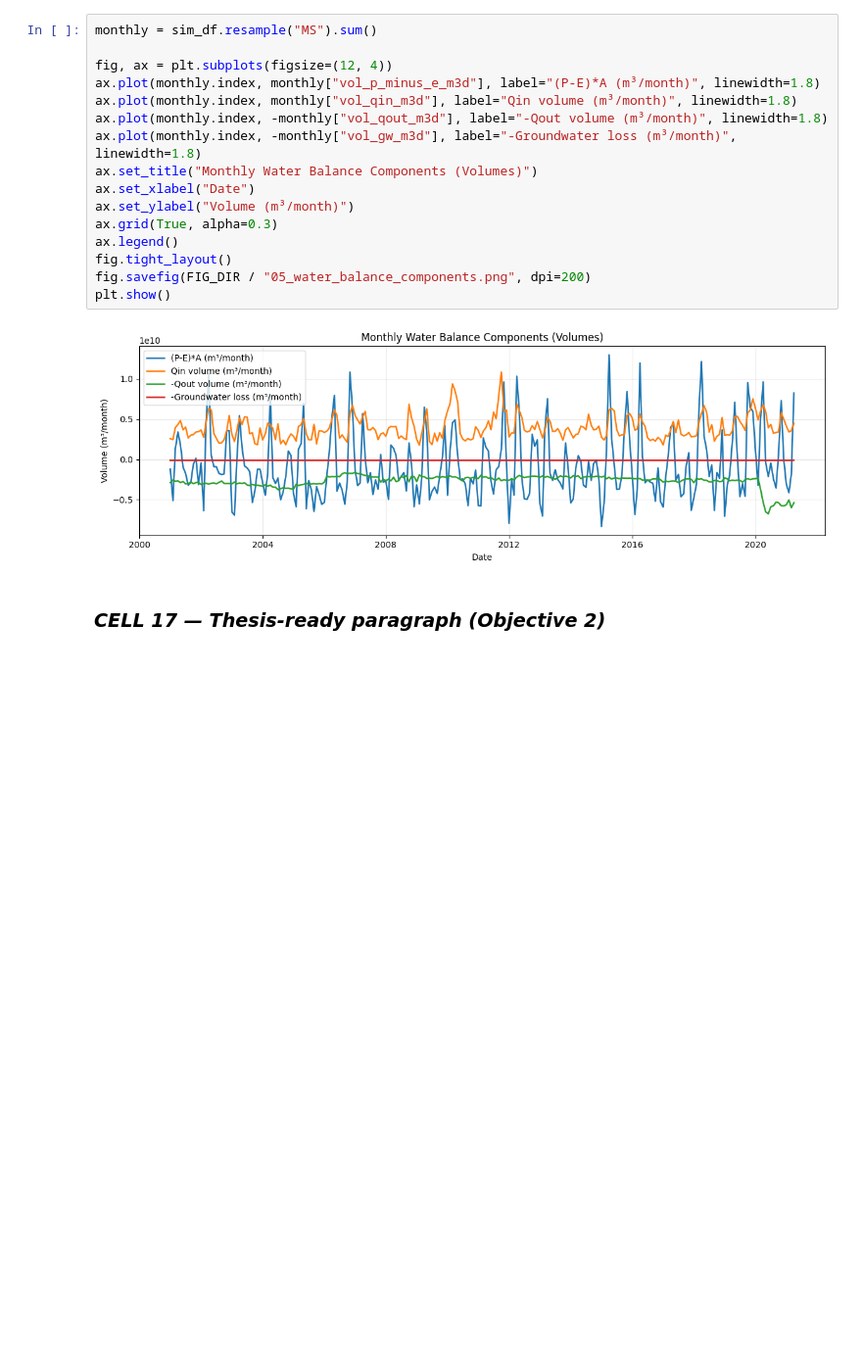
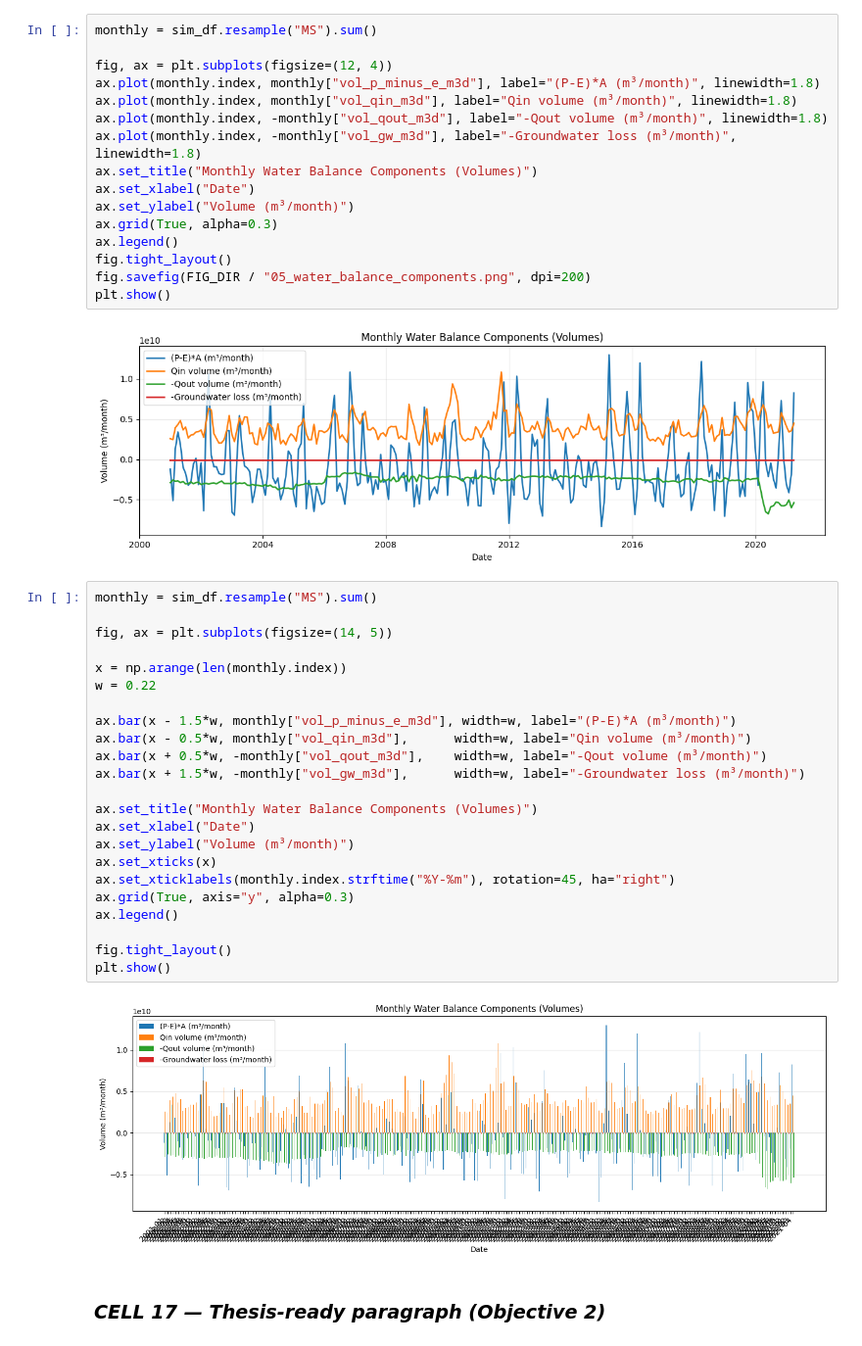
Before and after one commit to MoXaDe23/LakeVictoria_Optimization, a Jupyter notebook: notebooks/05_lake_water_balance.ipynb, the cells around one changed output. Shown at 98% size. Saved outputs shown, nothing was run; the diff lists cells and outputs as text; blank space fills up the shorter version.

```diff
--- a/notebooks/05_lake_water_balance.ipynb
+++ b/notebooks/05_lake_water_balance.ipynb
@@ -716,6 +716,31 @@ fig.savefig(FIG_DIR / "05_water_balance_components.png", dpi=200)
 plt.show()
 # %% [output]
 [figure]
+# %%
+monthly = sim_df.resample("MS").sum()
+
+fig, ax = plt.subplots(figsize=(14, 5))
+
+x = np.arange(len(monthly.index))
+w = 0.22
+
+ax.bar(x - 1.5*w, monthly["vol_p_minus_e_m3d"], width=w, label="(P-E)*A (m³/month)")
+ax.bar(x - 0.5*w, monthly["vol_qin_m3d"],      width=w, label="Qin volume (m³/month)")
+ax.bar(x + 0.5*w, -monthly["vol_qout_m3d"],    width=w, label="-Qout volume (m³/month)")
+ax.bar(x + 1.5*w, -monthly["vol_gw_m3d"],      width=w, label="-Groundwater loss (m³/month)")
+
+ax.set_title("Monthly Water Balance Components (Volumes)")
+ax.set_xlabel("Date")
+ax.set_ylabel("Volume (m³/month)")
+ax.set_xticks(x)
+ax.set_xticklabels(monthly.index.strftime("%Y-%m"), rotation=45, ha="right")
+ax.grid(True, axis="y", alpha=0.3)
+ax.legend()
+
+fig.tight_layout()
+plt.show()
+# %% [output]
+[figure, added]
 # %% [markdown]
 ### *CELL 17 — Thesis-ready paragraph (Objective 2)*
 # %%
```
Also changed, not shown: parts of 1 cell of this notebook, 4 other files.
